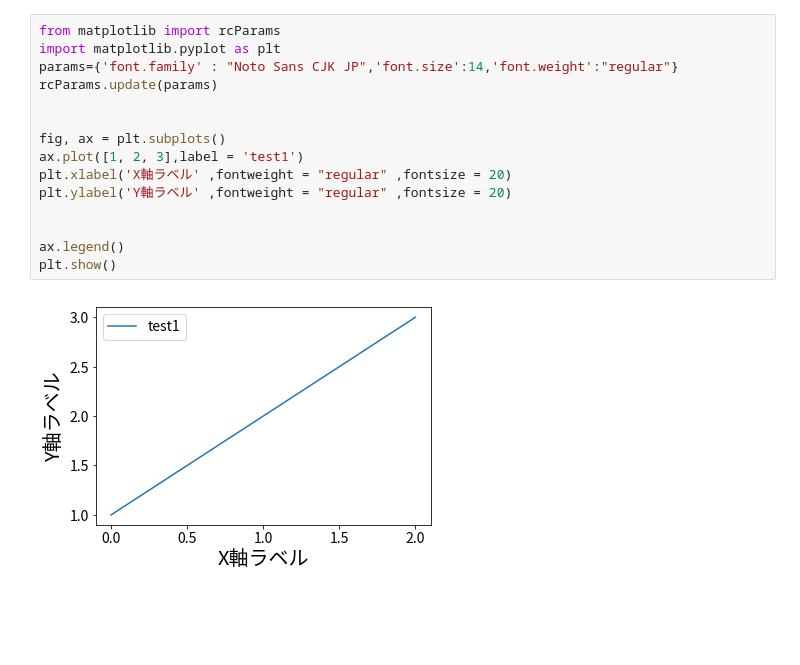
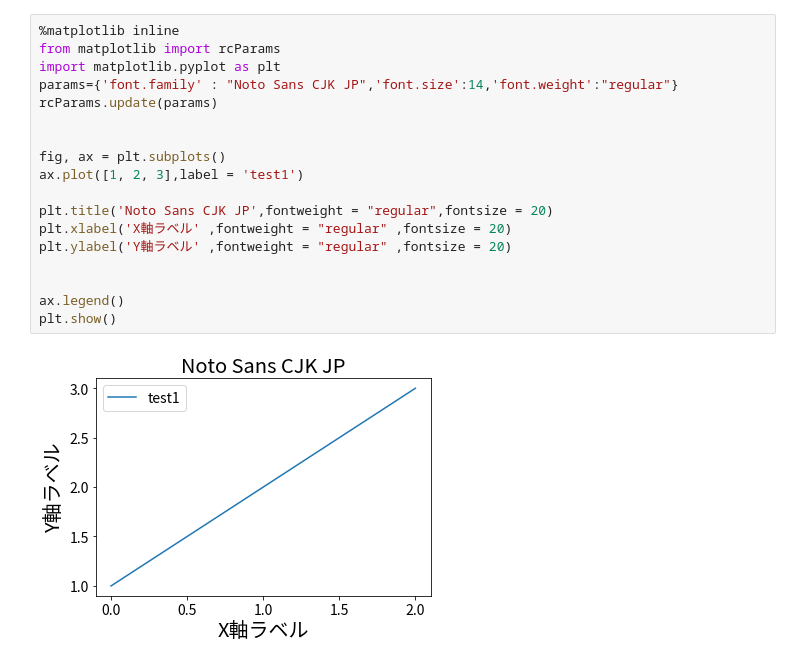
Before and after one commit to gatamix/py_mat_graph, a Jupyter notebook: 1_1gragh.ipynb, the cells around one changed output. Drawn from its saved outputs; the diff is of its cells as text; blank space fills up the shorter version.

```diff
--- a/1_1gragh.ipynb
+++ b/1_1gragh.ipynb
@@ -1,18 +1,21 @@
 # %%
+%matplotlib inline
 from matplotlib import rcParams
 import matplotlib.pyplot as plt
 params={'font.family' : "Noto Sans CJK JP",'font.size':14,'font.weight':"regular"}
 rcParams.update(params)
 
 
 fig, ax = plt.subplots()
 ax.plot([1, 2, 3],label = 'test1')
+
+plt.title('Noto Sans CJK JP',fontweight = "regular",fontsize = 20)
 plt.xlabel('X軸ラベル' ,fontweight = "regular" ,fontsize = 20)
 plt.ylabel('Y軸ラベル' ,fontweight = "regular" ,fontsize = 20)
 
 
 ax.legend()
 plt.show()
 # %% [output]
-[figure, old version]
+[figure, new version]
 # %%
```
Also changed, not shown: parts of 5 cells of this notebook, 1 other file.
